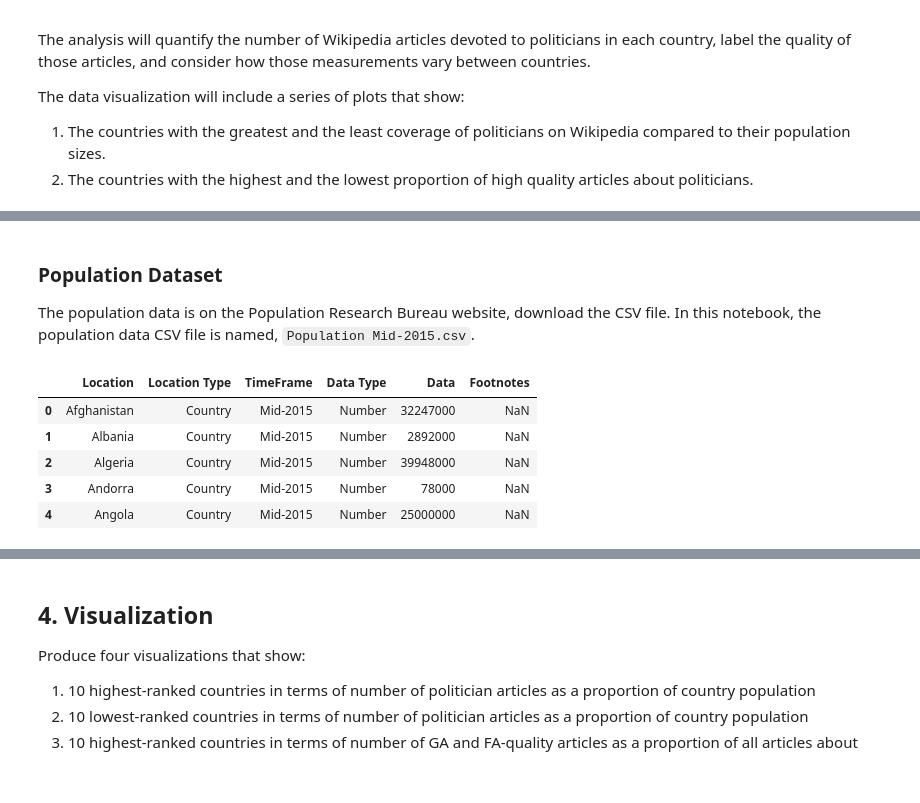
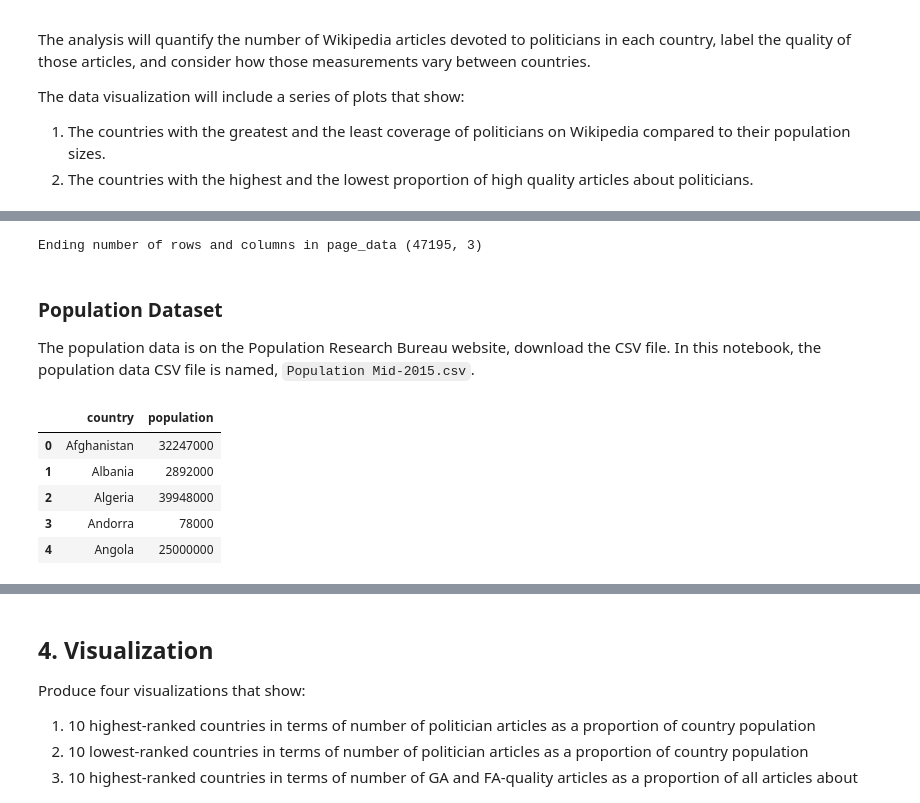
Before and after one commit to orbitse/data-512-a2, a Jupyter notebook: hcds-a2-bias.ipynb, the cells around one changed output, grey strips where cells are left out. Drawn from its saved outputs; the diff is of its cells as text; code cells hidden in the pictures.

```diff
--- a/hcds-a2-bias.ipynb
+++ b/hcds-a2-bias.ipynb
@@ -71,21 +132,50 @@ memory usage: 1.1+ MB
+# %%
+print("Ending number of rows and columns in page_data", page_data.shape)
+# %% [output]
+Ending number of rows and columns in page_data (47195, 3)
 # %% [markdown]
 ### Population Dataset
 The population data is on the Population Research Bureau website, download the CSV file. In this notebook, the population data CSV file is named, `Population Mid-2015.csv`.
 # %%
 """
 The code in this cell reads in the country population data from
-the file population_mid-2015.csv.
-When you just read population_mid-2015.csv, the title becomes
-a single column, to set the second row as the header, header=1.
+    the file population_mid-2015.csv and does some processing.
+
+When you read population_mid-2015.csv without any parameters
+    like the page_data.csv file above, the title becomes a
+    single column. So, to get 6 columns instead of 1, set the
+    second row (index 1) as the header with parameter: header=1.
+
+    The original data in population_mid-2015.csv looks like this:
+        RangeIndex: 210 entries, 0 to 209
+        Data columns (total 6 columns):
+            Location         210 non-null object
+            Location Type    210 non-null object
+            TimeFrame        210 non-null object
+            Data Type        210 non-null object
+            Data             210 non-null int64
+            Footnotes        0 non-null float64
 """
 
-pop_data = pd.read_csv("population_mid-2015.csv", skiprows=0,
+pop_data = pd.read_csv("population_mid-2015.csv", #skiprows=0,
                        header=1, sep=",", thousands=",")
+
+# Only drop unneeded columns if they are in pop_data DF
+if len(pop_data.columns) > 2:
+    pop_data.drop(["Location Type", "TimeFrame",
+                   "Data Type", "Footnotes"], axis=1, inplace=True)
+else:
+    pass
+
+# Rename columns to standardize names for future merging
+pop_data.rename(columns={"Location" : "country",
+                         "Data" : "population"}, inplace=True)
+
 pop_data.head()
 # %% [output]
-|  | Location | Location Type | TimeFrame | Data Type | Data | Footnotes |
-| 0 | Afghanistan | Country | Mid-2015 | Number | 32247000 | NaN |
-| 1 | Albania | Country | Mid-2015 | Number | 2892000 | NaN |
-| 2 | Algeria | Country | Mid-2015 | Number | 39948000 | NaN |
-| 3 | Andorra | Country | Mid-2015 | Number | 78000 | NaN |
-| 4 | Angola | Country | Mid-2015 | Number | 25000000 | NaN |
+|  | country | population |
+| 0 | Afghanistan | 32247000 |
+| 1 | Albania | 2892000 |
+| 2 | Algeria | 39948000 |
+| 3 | Andorra | 78000 |
+| 4 | Angola | 25000000 |
```
Also changed, not shown: parts of 22 cells of this notebook.
